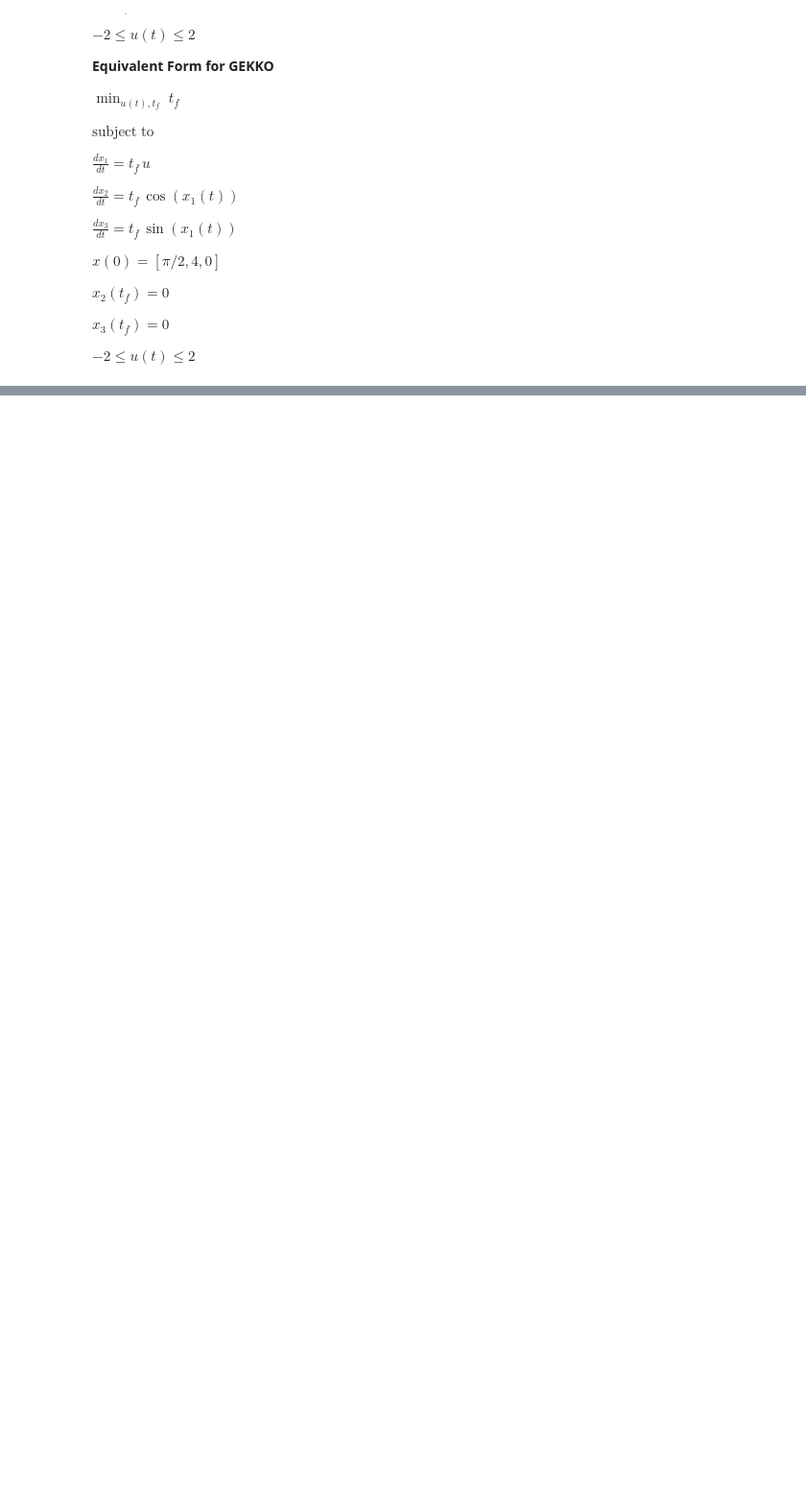
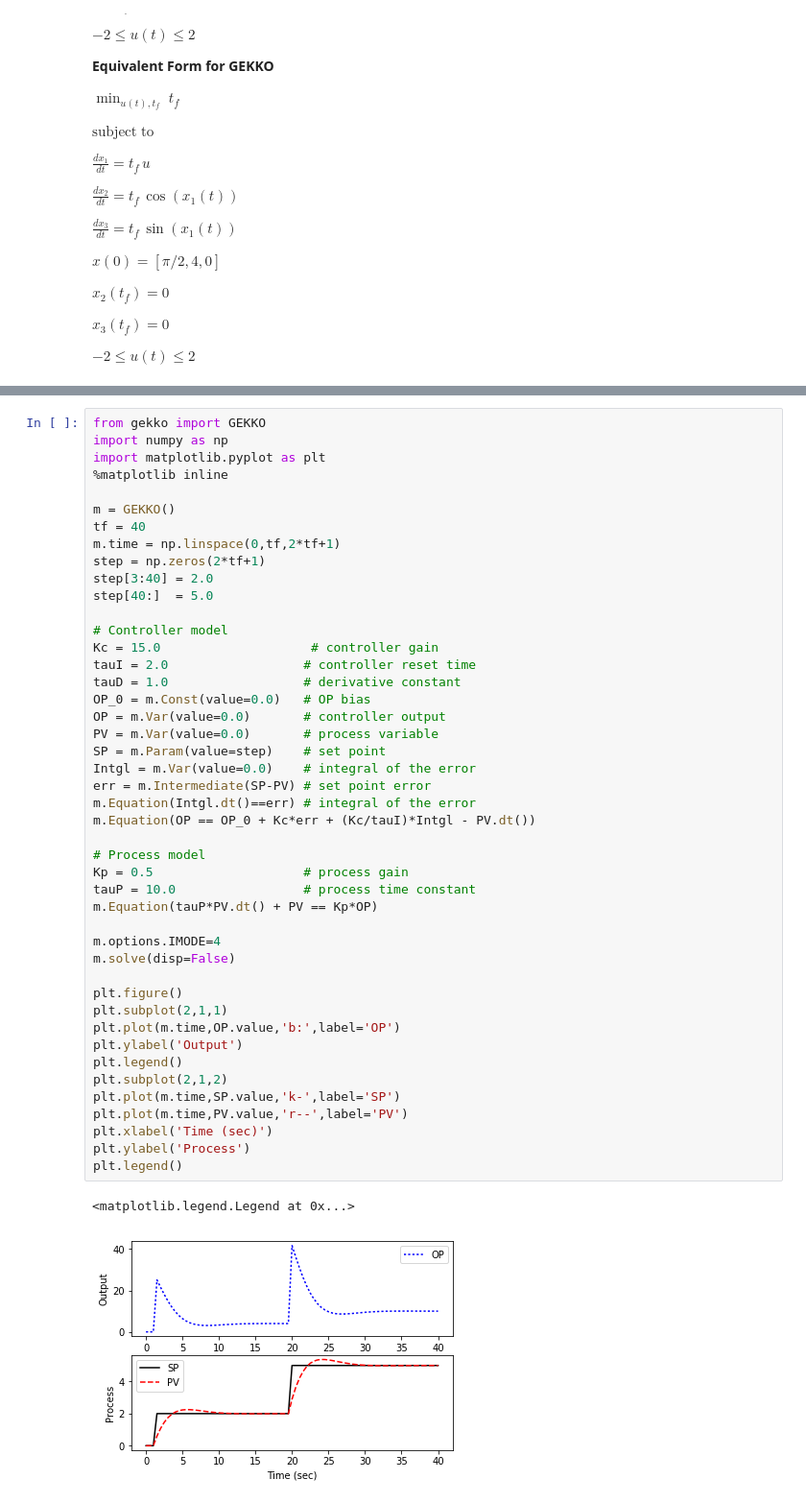
Before and after one commit to BYU-PRISM/GEKKO, a Jupyter notebook: docs/gekko_examples.ipynb, the cells around one changed output, grey strips where cells are left out. Shown at 96% size. Cells and saved outputs as stored; diff of their text form; blank space fills up the shorter version.

Commit message:
GEKKO Example Notebook
18 examples of GEKKO applications

```diff
--- a/docs/gekko_examples.ipynb
+++ b/docs/gekko_examples.ipynb
@@ -665,0 +699,48 @@ Final Time: 4.316256
+# %%
+from gekko import GEKKO
+import numpy as np
+import matplotlib.pyplot as plt
+%matplotlib inline
+
+m = GEKKO()
+tf = 40
+m.time = np.linspace(0,tf,2*tf+1)
+step = np.zeros(2*tf+1)
+step[3:40] = 2.0
+step[40:]  = 5.0
+
+# Controller model
+Kc = 15.0                    # controller gain
+tauI = 2.0                  # controller reset time
+tauD = 1.0                  # derivative constant
+OP_0 = m.Const(value=0.0)   # OP bias
+OP = m.Var(value=0.0)       # controller output
+PV = m.Var(value=0.0)       # process variable
+SP = m.Param(value=step)    # set point
+Intgl = m.Var(value=0.0)    # integral of the error
+err = m.Intermediate(SP-PV) # set point error
+m.Equation(Intgl.dt()==err) # integral of the error
+m.Equation(OP == OP_0 + Kc*err + (Kc/tauI)*Intgl - PV.dt())
+
+# Process model
+Kp = 0.5                    # process gain
+tauP = 10.0                 # process time constant
+m.Equation(tauP*PV.dt() + PV == Kp*OP)
+
+m.options.IMODE=4
+m.solve(disp=False)
+
+plt.figure()
+plt.subplot(2,1,1)
+plt.plot(m.time,OP.value,'b:',label='OP')
+plt.ylabel('Output')
+plt.legend()
+plt.subplot(2,1,2)
+plt.plot(m.time,SP.value,'k-',label='SP')
+plt.plot(m.time,PV.value,'r--',label='PV')
+plt.xlabel('Time (sec)')
+plt.ylabel('Process')
+plt.legend()
+# %% [output]
+<matplotlib.legend.Legend at 0x...>
+[figure, added]
```
Also changed, not shown: parts of 22 cells of this notebook, 1 other file.
